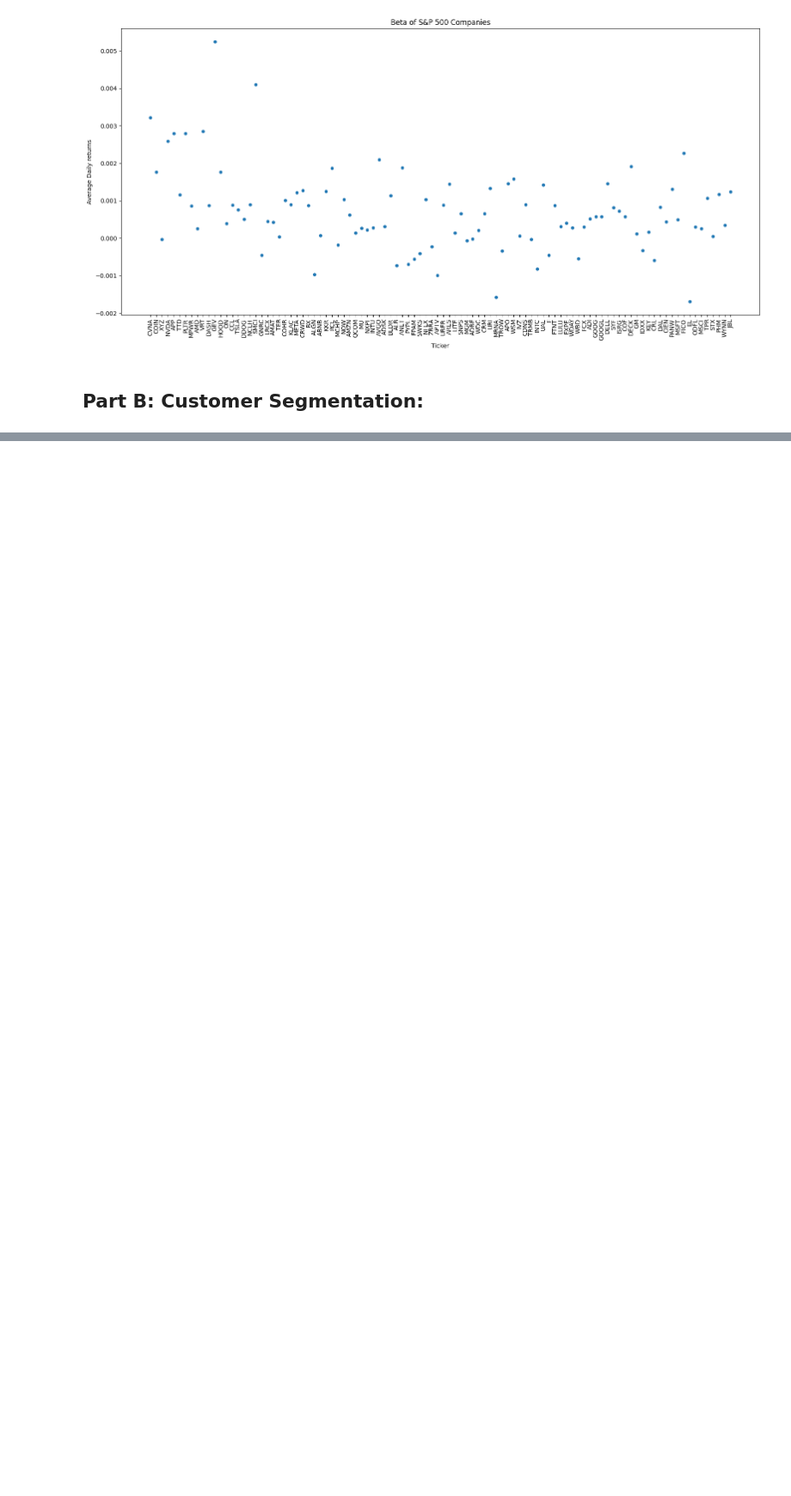
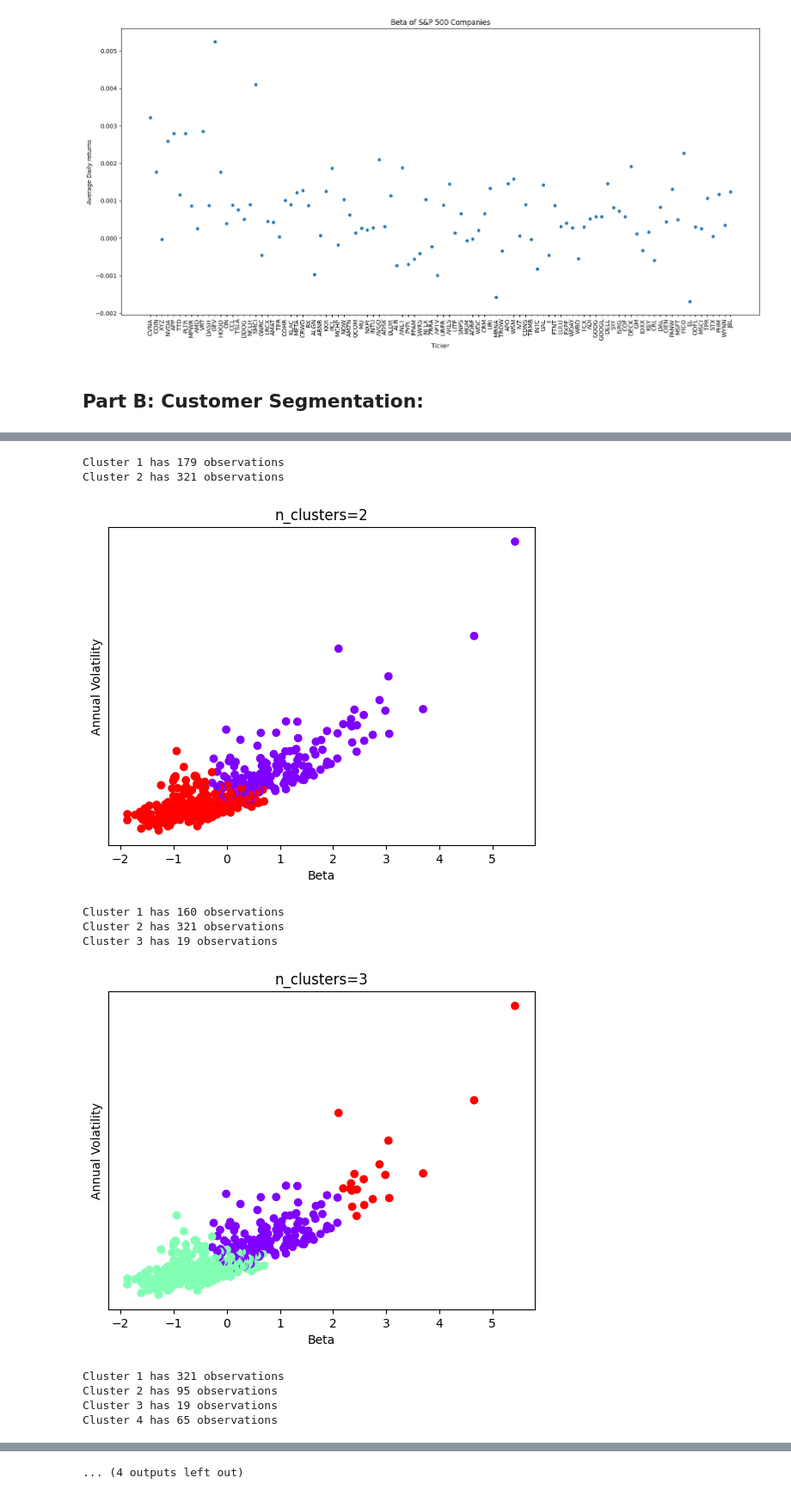
Before and after one commit to abdullaawad/Data-Warehousing-Coursework, a Jupyter notebook: DWCoursework.ipynb, the cells around one changed output, grey strips where cells are left out. Shown at 86% size. Drawn from its saved outputs; the diff is of its cells as text; code cells hidden in the pictures; blank space fills up the shorter version.

```diff
--- a/DWCoursework.ipynb
+++ b/DWCoursework.ipynb
@@ -481,14 +519,25 @@ AgglomerativeClustering does not accept missing values encoded as NaN natively.
 # %%
-import numpy as np
 for n_clusters in range_n_clusters:
   model = AgglomerativeClustering(n_clusters=n_clusters)
   labels = model.fit_predict(X)
-  plt.scatter(X, scaled_df['Ticker'], c=labels, cmap='rainbow')
+  plt.scatter(all_dim_scaled['Beta'], all_dim_scaled['Annual Volatility'], c=labels, cmap='rainbow')
   plt.xlabel('Beta')
-  plt.ylabel('Beta')
+  plt.ylabel('Annual Volatility')
   plt.title(f"n_clusters={n_clusters}")
   cluster_counts = np.bincount(labels)
   for i in range(n_clusters):
     print(f"Cluster {i+1} has {cluster_counts[i]} observations")
   plt.yticks([])
   plt.show()
+# %% [output]
+Cluster 1 has 179 observations
+Cluster 2 has 321 observations
+[figure, added]
+Cluster 1 has 160 observations
+Cluster 2 has 321 observations
+Cluster 3 has 19 observations
+[figure, added]
+Cluster 1 has 321 observations
+Cluster 2 has 95 observations
+Cluster 3 has 19 observations
+Cluster 4 has 65 observations
@@ -494,0 +566 @@ for n_clusters in range_n_clusters:
+... (4 outputs left out)
```
Also changed, not shown: parts of 34 cells of this notebook.
